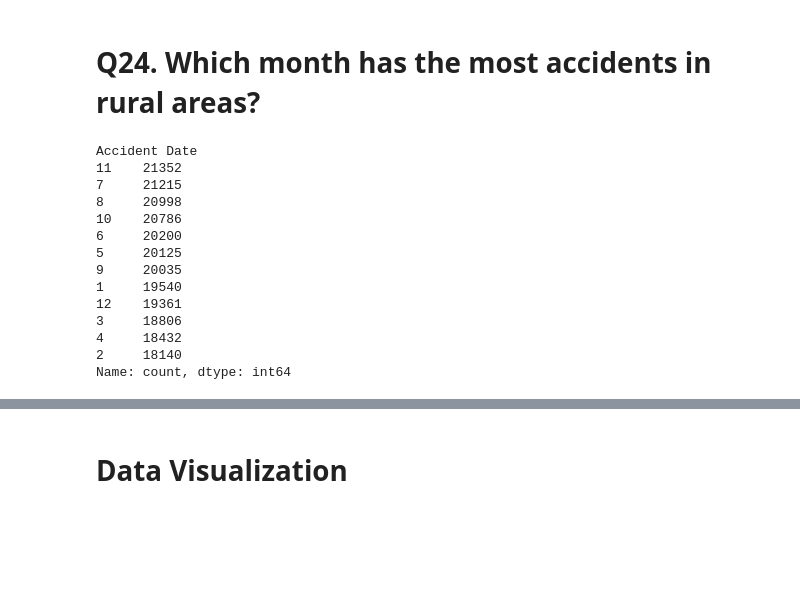
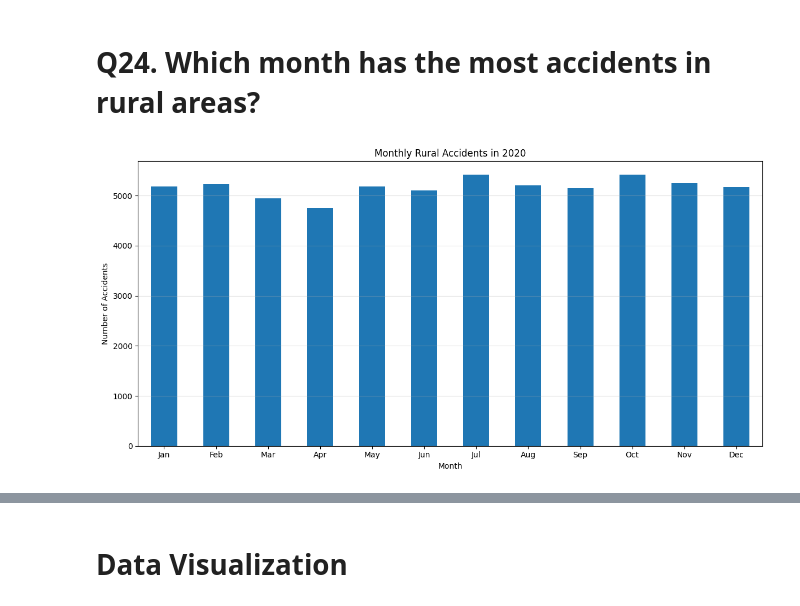
Before and after one commit to aprilfdln/ELEC303, a Jupyter notebook: Activity2.ipynb, the cells around one changed output, grey strips where cells are left out. Drawn from its saved outputs; the diff is of its cells as text; code cells hidden in the pictures; blank space fills up the shorter version.

```diff
--- a/Activity2.ipynb
+++ b/Activity2.ipynb
@@ -394,19 +649,24 @@ Name: count, dtype: int64
 # %% [markdown]
 <h1>Q24. Which month has the most accidents in rural areas?</h1>
-# %%
-accident[accident['Urban_or_Rural_Area'] == 'Rural'] ['Accident Date'].dt.month.value_counts()
-# %% [output]
-Accident Date
-11    21352
-7     21215
-8     20998
-10    20786
-6     20200
-5     20125
-9     20035
-1     19540
-12    19361
-3     18806
-4     18432
-2     18140
-Name: count, dtype: int64
+# %%
+rural_2020 = accident[(accident['Urban_or_Rural_Area'] == 'Rural') &  (accident['Accident Date'].dt.year == 2020)]
+
+rural_monthly_2020 = rural_2020['Accident Date'].dt.month.value_counts().sort_index()
+
+# Month labels
+months = ['Jan','Feb','Mar','Apr','May','Jun','Jul','Aug','Sep','Oct','Nov','Dec']
+
+rural_monthly_2020.plot(
+    kind='bar',
+    figsize=(12,6),
+    title='Monthly Rural Accidents in 2020'
+)
+
+plt.xlabel("Month")
+plt.ylabel("Number of Accidents")
+plt.xticks(ticks=range(12), labels=months, rotation=0)
+plt.grid(axis='y', alpha=0.4)
+plt.tight_layout()
+plt.show()
+# %% [output]
+[figure, added]
```
Also changed, not shown: parts of 69 cells of this notebook.
